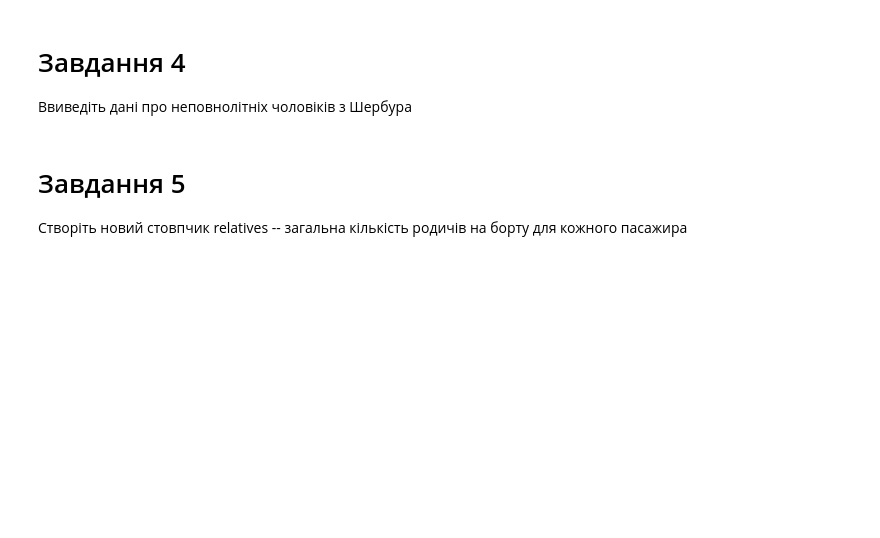
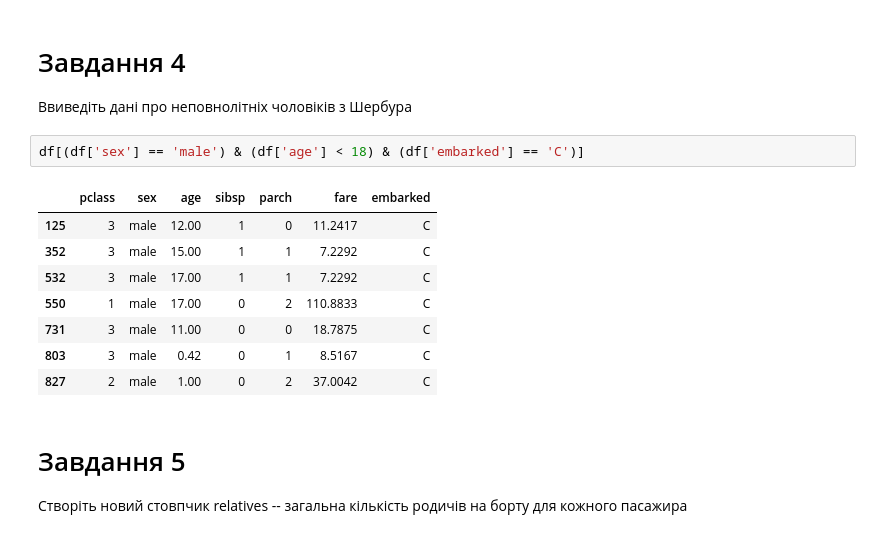
Before and after one commit to HromovAndrey/II_mood_2_laba, a Jupyter notebook: Практика_pandas.ipynb, the cells around one changed output. Drawn from its saved outputs; the diff is of its cells as text; blank space fills up the shorter version.

```diff
--- a/Практика_pandas.ipynb
+++ b/Практика_pandas.ipynb
@@ -108,6 +108,17 @@ print(selected_colums)
 # %% [markdown]
 # Завдання 4
 Ввиведіть дані про неповнолітніх чоловіків з Шербура
+# %%
+df[(df['sex'] == 'male') & (df['age'] < 18) & (df['embarked'] == 'C')]
+# %% [output]
+|  | pclass | sex | age | sibsp | parch | fare | embarked |
+| 125 | 3 | male | 12.00 | 1 | 0 | 11.2417 | C |
+| 352 | 3 | male | 15.00 | 1 | 1 | 7.2292 | C |
+| 532 | 3 | male | 17.00 | 1 | 1 | 7.2292 | C |
+| 550 | 1 | male | 17.00 | 0 | 2 | 110.8833 | C |
+| 731 | 3 | male | 11.00 | 0 | 0 | 18.7875 | C |
+| 803 | 3 | male | 0.42 | 0 | 1 | 8.5167 | C |
+| 827 | 2 | male | 1.00 | 0 | 2 | 37.0042 | C |
 # %% [markdown]
 # Завдання 5
 Створіть новий стовпчик relatives -- загальна кількість родичів на борту для кожного пасажира
```
Also changed, not shown: parts of 3 cells of this notebook.
